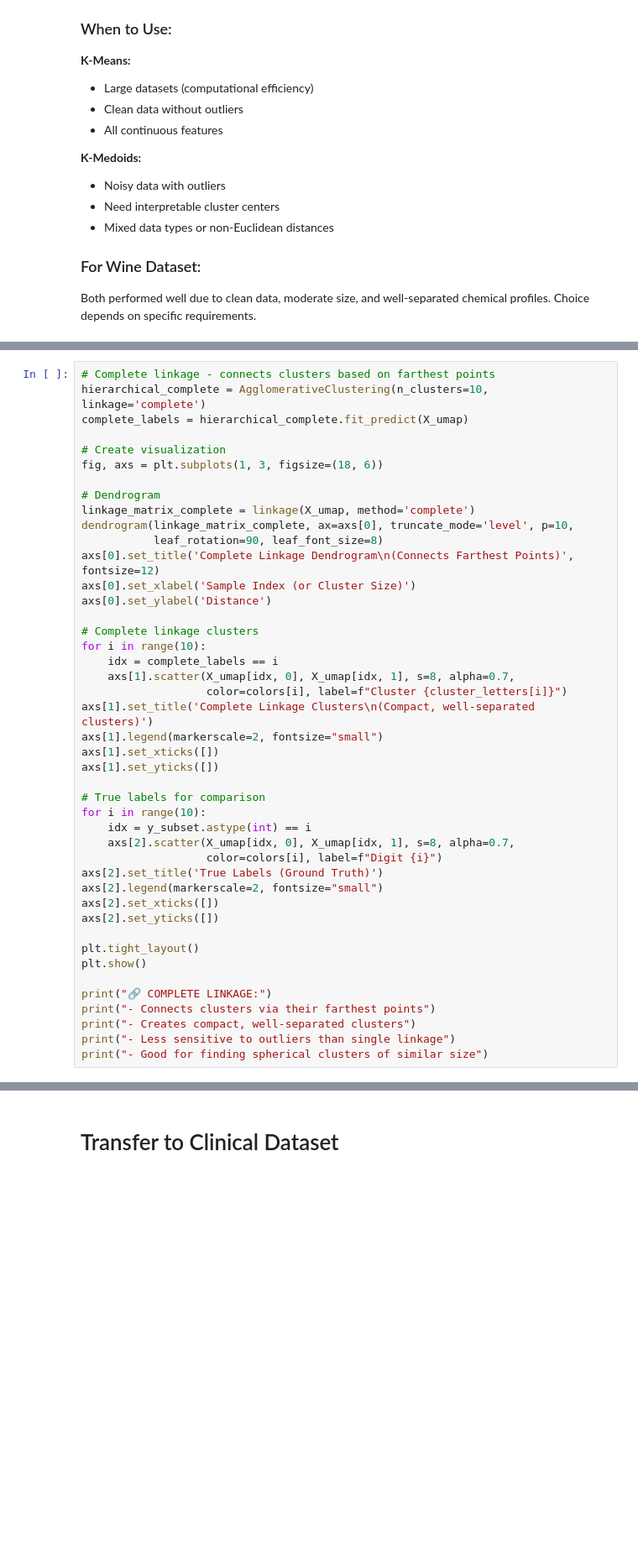
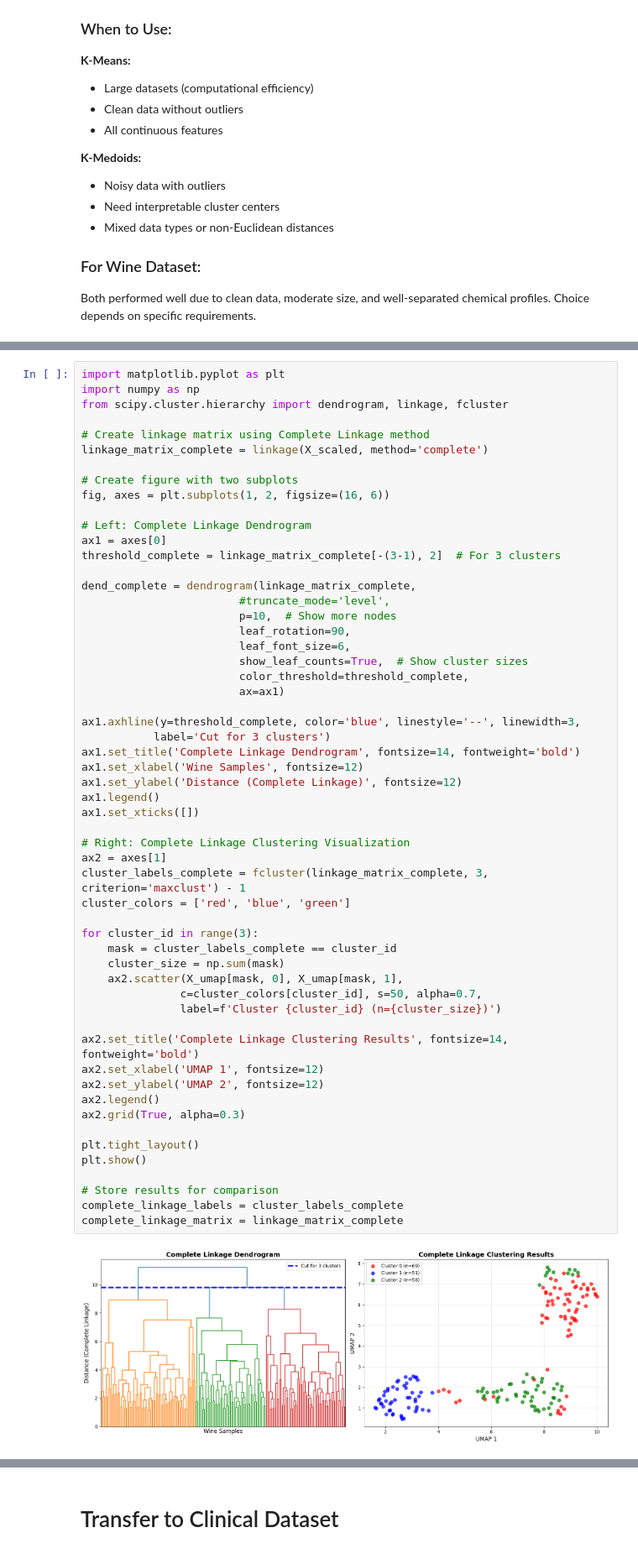
Before and after one commit to Jamoser123/PNR_Advanced_DataScience, a Jupyter notebook: 3_Clustering/HandsOn_Clustering.ipynb, the cells around one changed output, grey strips where cells are left out. Shown at 84% size. Saved outputs shown, nothing was run; the diff lists cells and outputs as text; blank space fills up the shorter version.

```diff
--- a/3_Clustering/HandsOn_Clustering.ipynb
+++ b/3_Clustering/HandsOn_Clustering.ipynb
@@ -613,44 +722,58 @@ print("- Useful for detecting irregular cluster shapes")
 # %%
-# Complete linkage - connects clusters based on farthest points
-hierarchical_complete = AgglomerativeClustering(n_clusters=10, linkage='complete')
-complete_labels = hierarchical_complete.fit_predict(X_umap)
+import matplotlib.pyplot as plt
+import numpy as np
+from scipy.cluster.hierarchy import dendrogram, linkage, fcluster
 
-# Create visualization
-fig, axs = plt.subplots(1, 3, figsize=(18, 6))
+# Create linkage matrix using Complete Linkage method
+linkage_matrix_complete = linkage(X_scaled, method='complete')
 
-# Dendrogram
-linkage_matrix_complete = linkage(X_umap, method='complete')
-dendrogram(linkage_matrix_complete, ax=axs[0], truncate_mode='level', p=10,
-           leaf_rotation=90, leaf_font_size=8)
-axs[0].set_title('Complete Linkage Dendrogram\n(Connects Farthest Points)', fontsize=12)
-axs[0].set_xlabel('Sample Index (or Cluster Size)')
-axs[0].set_ylabel('Distance')
+# Create figure with two subplots
+fig, axes = plt.subplots(1, 2, figsize=(16, 6))
 
-# Complete linkage clusters
-for i in range(10):
-    idx = complete_labels == i
-    axs[1].scatter(X_umap[idx, 0], X_umap[idx, 1], s=8, alpha=0.7,
-                   color=colors[i], label=f"Cluster {cluster_letters[i]}")
-axs[1].set_title('Complete Linkage Clusters\n(Compact, well-separated clusters)')
-axs[1].legend(markerscale=2, fontsize="small")
-axs[1].set_xticks([])
-axs[1].set_yticks([])
+# Left: Complete Linkage Dendrogram
+ax1 = axes[0]
+threshold_complete = linkage_matrix_complete[-(3-1), 2]  # For 3 clusters
 
-# True labels for comparison
-for i in range(10):
-    idx = y_subset.astype(int) == i
-    axs[2].scatter(X_umap[idx, 0], X_umap[idx, 1], s=8, alpha=0.7,
-                   color=colors[i], label=f"Digit {i}")
-axs[2].set_title('True Labels (Ground Truth)')
-axs[2].legend(markerscale=2, fontsize="small")
-axs[2].set_xticks([])
-axs[2].set_yticks([])
+dend_complete = dendrogram(linkage_matrix_complete,
+                        #truncate_mode='level',
+                        p=10,  # Show more nodes
+                        leaf_rotation=90,
+                        leaf_font_size=6,
+                        show_leaf_counts=True,  # Show cluster sizes
+                        color_threshold=threshold_complete,
+                        ax=ax1)
+
+ax1.axhline(y=threshold_complete, color='blue', linestyle='--', linewidth=3,
+           label='Cut for 3 clusters')
+ax1.set_title('Complete Linkage Dendrogram', fontsize=14, fontweight='bold')
+ax1.set_xlabel('Wine Samples', fontsize=12)
+ax1.set_ylabel('Distance (Complete Linkage)', fontsize=12)
+ax1.legend()
+ax1.set_xticks([])
+
+# Right: Complete Linkage Clustering Visualization
+ax2 = axes[1]
+cluster_labels_complete = fcluster(linkage_matrix_complete, 3, criterion='maxclust') - 1
+cluster_colors = ['red', 'blue', 'green']
+
+for cluster_id in range(3):
+    mask = cluster_labels_complete == cluster_id
+    cluster_size = np.sum(mask)
+    ax2.scatter(X_umap[mask, 0], X_umap[mask, 1],
+               c=cluster_colors[cluster_id], s=50, alpha=0.7,
+               label=f'Cluster {cluster_id} (n={cluster_size})')
+
+ax2.set_title('Complete Linkage Clustering Results', fontsize=14, fontweight='bold')
+ax2.set_xlabel('UMAP 1', fontsize=12)
+ax2.set_ylabel('UMAP 2', fontsize=12)
+ax2.legend()
+ax2.grid(True, alpha=0.3)
 
 plt.tight_layout()
 plt.show()
 
-print("🔗 COMPLETE LINKAGE:")
-print("- Connects clusters via their farthest points")
-print("- Creates compact, well-separated clusters")
-print("- Less sensitive to outliers than single linkage")
-print("- Good for finding spherical clusters of similar size")
+# Store results for comparison
+complete_linkage_labels = cluster_labels_complete
+complete_linkage_matrix = linkage_matrix_complete
+# %% [output]
+[figure, added]
```
Also changed, not shown: parts of 26 cells of this notebook.
